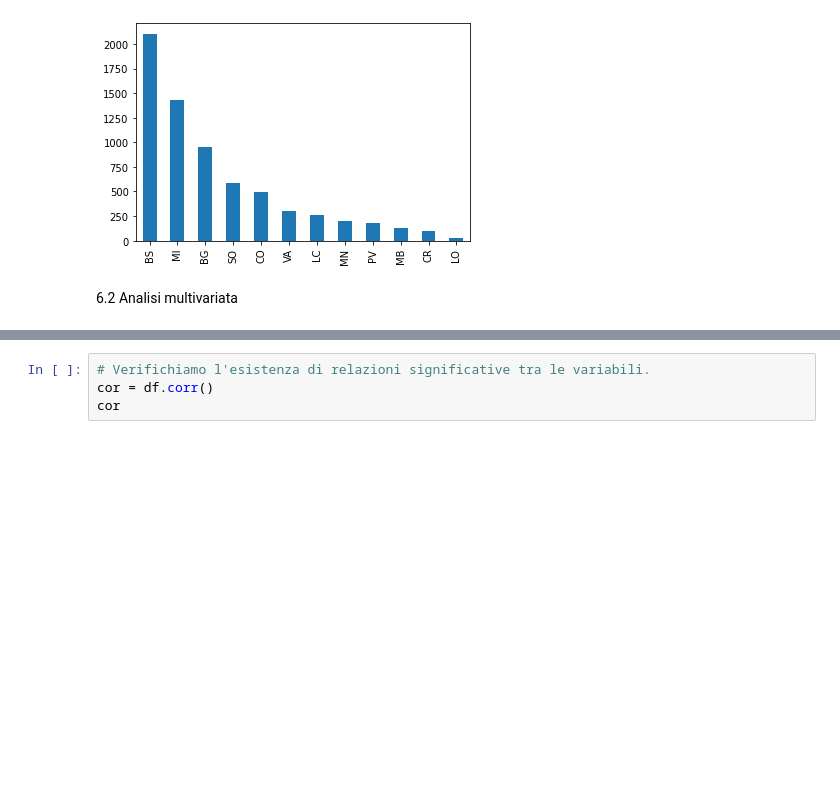
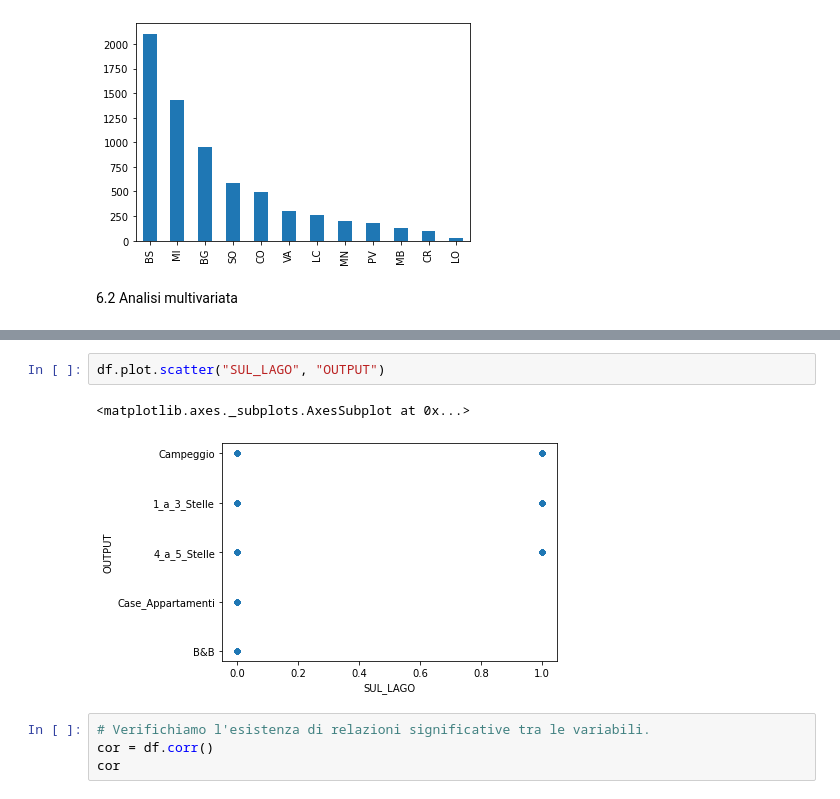
Before and after one commit to foster333/busta, a Jupyter notebook: iscsdatascience_analysis.ipynb, the cells around one changed output, grey strips where cells are left out. Drawn from its saved outputs; the diff is of its cells as text; blank space fills up the shorter version.

```diff
--- a/iscsdatascience_analysis.ipynb
+++ b/iscsdatascience_analysis.ipynb
@@ -235,3 +254,8 @@ df.PROVINCIA.value_counts().plot(kind= "bar")
+# %%
+df.plot.scatter("SUL_LAGO", "OUTPUT")
+# %% [output]
+<matplotlib.axes._subplots.AxesSubplot at 0x...>
+[figure, added]
 # %%
 # Verifichiamo l'esistenza di relazioni significative tra le variabili.
 cor = df.corr()
```
Also changed, not shown: parts of 14 cells of this notebook.
